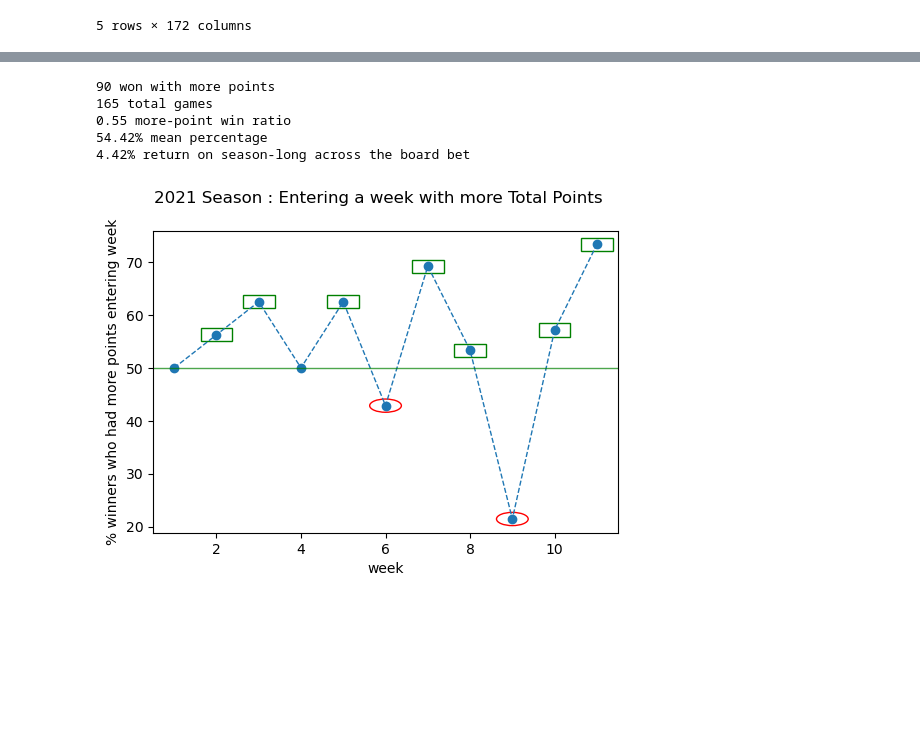
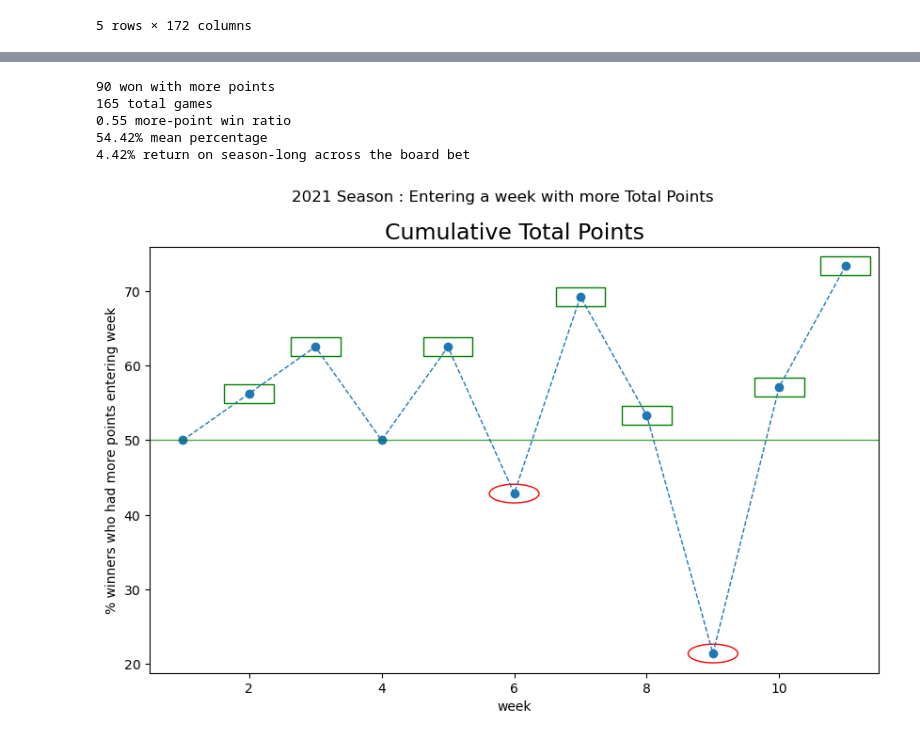
Before and after one commit to bladnman/footballing, a Jupyter notebook: src/dev/viz_tests.ipynb, the cells around one changed output, grey strips where cells are left out. Cells and saved outputs as stored; diff of their text form; code cells hidden in the pictures; blank space fills up the shorter version.

```diff
--- a/src/dev/viz_tests.ipynb
+++ b/src/dev/viz_tests.ipynb
@@ -129,7 +135,7 @@ for i in np.arange(1,max_week + 1):
   total_wins_tally += wins_with_more_points
   week_percs.append(perc)
 
-fig = plt.figure(dpi=100)
+fig = plt.figure(figsize=(10,6),dpi=100)
 ax = fig.gca()
 
 plt.plot(np.arange(1,max_week + 1), week_percs, '--o', lw=1);
@@ -138,31 +144,32 @@ plt.xlabel('week')
 plt.ylabel('% winners who had more points entering week')
 
 # add winner identifiers
 
 for i in np.arange(1,len(week_percs)):
   perc = week_percs[i]
   pos = (i+1, perc)
   w = 0.75
   h = 2.5
   if perc > 50:
     ax.add_patch(plt.Rectangle(xy=(i+1 - (w/2), perc - (h/2)), width=w, height=h, fill=False, color='g'))
   elif perc < 50:
     ax.add_patch(mpatches.Ellipse(xy=(i+1, perc), width=w, height=h, fill=False, color='r'))
 
+plt.title('Cumulative Total Points', fontsize=17)
 plt.suptitle(f'{year} Season : Entering a week with more Total Points')
 
 # np.sum(week_percs)
 perc_df = pd.Series(week_percs)
 # (perc_df - 50).sum()
 print(f'{total_wins_tally} won with more points')
 print(f'{len(home_df)} total games')
 print(f'{total_wins_tally/len(home_df):.2f} more-point win ratio')
 print(f'{np.asarray(week_percs).mean():.2f}% mean percentage')
 print(f'{np.asarray(week_percs).mean() - 50:.2f}% return on season-long across the board bet')
 # %% [output]
 90 won with more points
 165 total games
 0.55 more-point win ratio
 54.42% mean percentage
 4.42% return on season-long across the board bet
-[figure, old version]
+[figure, new version]
```
Also changed, not shown: parts of 5 cells of this notebook, 7 other files.
